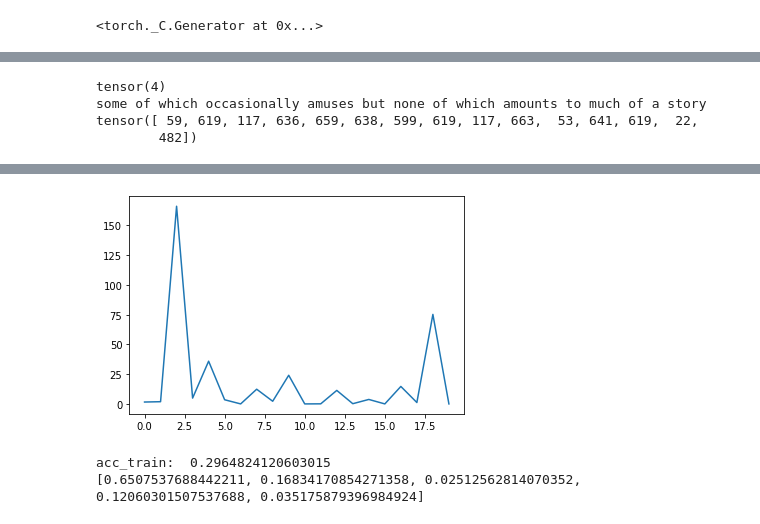
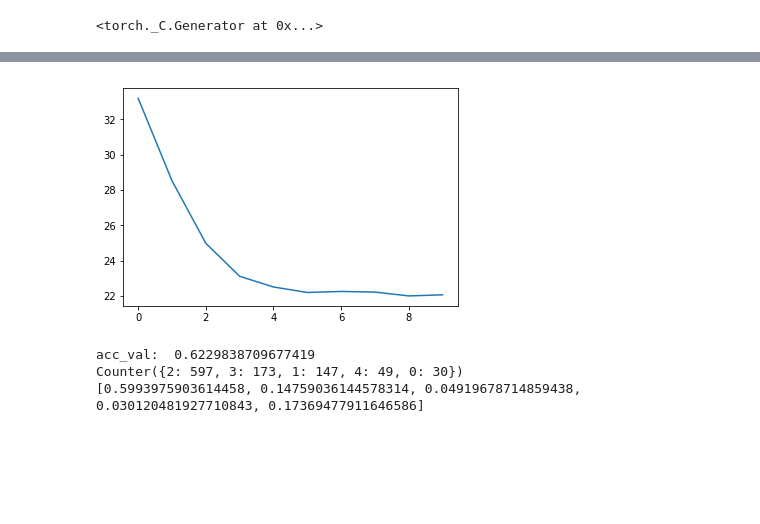
Before and after one commit to FudanNLP/nlp-beginner, a Jupyter notebook: task2/pytorch_lstm.ipynb, the cells around one changed output, grey strips where cells are left out. Cells and saved outputs as stored; diff of their text form; code cells hidden in the pictures; blank space fills up the shorter version.

Commit message:
task2 LSTM Done!

```diff
--- a/task2/pytorch_lstm.ipynb
+++ b/task2/pytorch_lstm.ipynb
@@ -15,7 +16,7 @@ torch.manual_seed(1)
 # %% [output]
 <torch._C.Generator at 0x...>
 # %%
-def load_data(path="../train.tsv", length=2000):
+def load_data(path="../train.tsv", length=5000):
     df = pd.read_csv(path, sep="\t")[:length]
     df.drop(['PhraseId','SentenceId'], axis=1, inplace=True)
     x, y = df["Phrase"].values, df["Sentiment"].values
@@ -24,9 +25,6 @@ def load_data(path="../train.tsv", length=2000):
 x, y = load_data("../train.tsv")
 
 def clean_text(x, y):
-  # Removes special symbols and just keep
-  # words in lower or upper form
-
   x = [i.lower() for i in x]
   x = [re.sub(r'[^A-Za-z]+', ' ', i) for i in x]
   x_, y_ = [], []
@@ -40,6 +38,6 @@ x, y = clean_text(x, y)
 
 x_train, x_val, y_train, y_val = train_test_split(x, y, test_size=0.2)
 
-print(len(x), len(x_train), len(y_train))
+print(len(x), len(x_train), len(x_val))
 print(x[:5], y[:5])
 # %% [output]
@@ -56,6 +54,10 @@ d = build_dict(x)
 
 word2inx = {d[i]:i for i in range(len(d))}
 
+pad_idx = len(word2inx)
+
+word2inx["padding"] = pad_idx
+
 vocab_size = len(word2inx)
 
 n_classes = 5
@@ -137,22 +175,16 @@ tensor([[-1.5962, -1.7424, -1.5560, -1.6451, -1.5221]],
-# %%
-print(torch.argmax(prob[-1]))
-print(x[37])
-print(sentence2vector(x[37]))
-# %% [output]
-tensor(4)
-some of which occasionally amuses but none of which amounts to much of a story
-tensor([ 59, 619, 117, 636, 659, 638, 599, 619, 117, 663,  53, 641, 619,  22,
-        482])
 # %%
-net = LSTM(200, 200, vocab_size, n_classes)
+def pretty_time(time, degree=1):
+    return str(int(time // 60)) + "m " + str(round(time % 60, degree)) if time > 60 else round(time, degree)
+
+net = LSTM(100, 20, 20, vocab_size, n_classes, 0.6, None)
 
 def train():
 
-    criterion = nn.NLLLoss()
+    criterion =  nn.CrossEntropyLoss()
 
-    optimizer = optim.Adam(net.parameters(), lr=0.01)
+    optimizer = optim.Adam(net.parameters(), lr=0.001)
 
-    epoch = 20
+    epoch = 10
 
     start_time = time.time()
 
@@ -160,12 +192,12 @@ def train():
 
     for i in range(epoch):
         total_loss = 0.
-        for j in range(len(x_train)):
-            input, target = sentence2vector(x_train[i]), torch.tensor(y_train[i], dtype=torch.long)
+        for j, (inputs, targets, length_list) in enumerate(train_dataloader):
+            probs = net(inputs, length_list)
 
             net.zero_grad()
-            prob = net(input)
-            loss = criterion(prob[-1].unsqueeze(0), target.unsqueeze(0))
+
+            loss = criterion(probs, targets)
             loss.backward()
             torch.nn.utils.clip_grad_norm_(net.parameters(), 0.5)
             optimizer.step()
@@ -173,12 +205,12 @@ def train():
             total_loss += loss.item()
             log_interval = len(x_train)
 
-            if j == len(x_train) - 1:
+            if  j % 100 == 0 and j:
                 time_past = time.time() - start_time
                 cur_loss = total_loss
                 loss_list.append(cur_loss)
                 total_loss = 0
-                print("epoch: ", i, "time: ", time_past , "loss: ", cur_loss)
+                print("epoch: ", i, "batch: ", round(j * batch_size, len(x_train)), " time: ", pretty_time(time_past), "loss: ", cur_loss)
 
     plt.plot(loss_list)
 
@@ -209,21 +231,22 @@ epoch:  19 time:  223.88325715065002 loss:  0.0005683475756086409
-[figure, old version]
+[figure, new version]
 # %%
 def test():
     count = 0
+    i = 0
+    from collections import Counter
     with torch.no_grad():
-        for i in range(len(x_val)):
-            input, target = sentence2vector(x_val[i]), y_val[i]
-            prob = net(input)
-            #print(torch.argmax(prob[-1]).item(), target)
-            if torch.argmax(prob[-1]).item() == target:
-                count += 1
-    print("acc_train: ", count / len(x_val))
-    from collections import Counter
+        for j, (inputs, targets, length_list) in enumerate(test_dataloader):
+            probs = net(inputs, length_list)
+            count += Counter((torch.argmax(probs, dim=1) - targets).tolist())[0]
+            i = j
+    print("acc_val: ", count / (j*batch_size))
     distribution = Counter(y_val)
+    print(distribution)
     print([i/len(y_val) for i in distribution.values()])
 
 
 test()
 # %% [output]
-acc_train:  0.2964824120603015
-[0.6507537688442211, 0.16834170854271358, 0.02512562814070352, 0.12060301507537688, 0.035175879396984924]
+acc_val:  0.6229838709677419
+Counter({2: 597, 3: 173, 1: 147, 4: 49, 0: 30})
+[0.5993975903614458, 0.14759036144578314, 0.04919678714859438, 0.030120481927710843, 0.17369477911646586]
```
Also changed, not shown: parts of 7 cells of this notebook.
